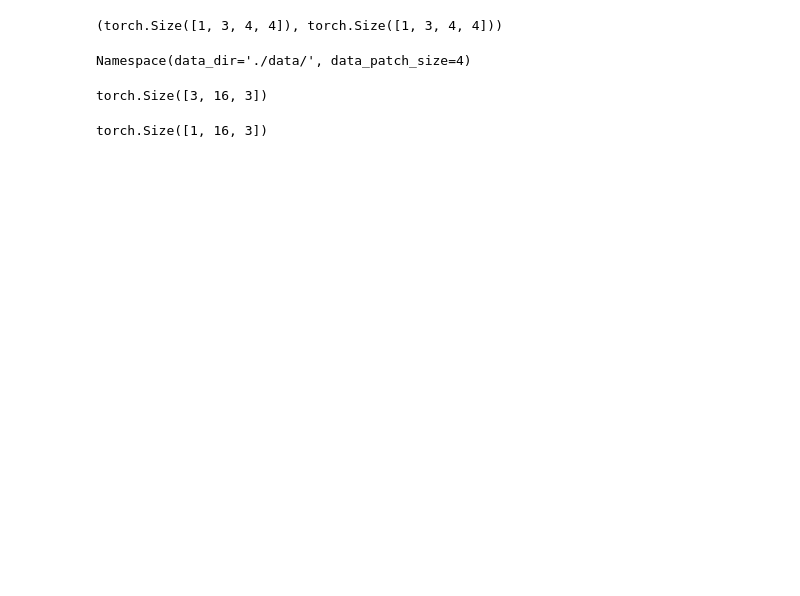
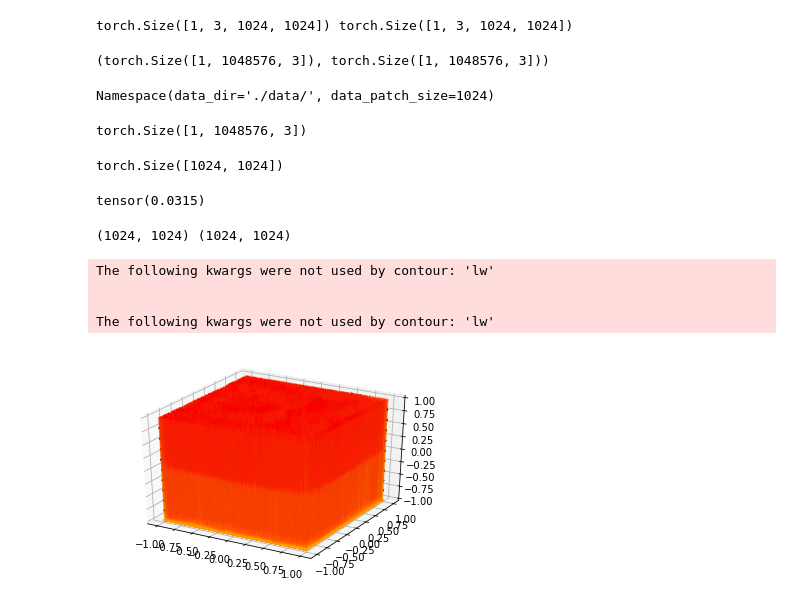
Before and after one commit to bobiblazeski/pic2mesh, a Jupyter notebook: correct_vertex_normals.ipynb, the cells around one changed output. Saved outputs shown, nothing was run; the diff lists cells and outputs as text; code cells hidden in the pictures; blank space fills up the shorter version.

```diff
--- a/correct_vertex_normals.ipynb
+++ b/correct_vertex_normals.ipynb
@@ -12,30 +13,54 @@ from src.util import make_faces, grid_to_list
 
 from src.vertex_normals import VertexNormals
 # %%
-side =  4
+side =  1024
 blueprint = np.load(f'./data/blueprint_radial_{side}.npz')
 points = torch.tensor(blueprint['points'])
 normals = torch.tensor(blueprint['normals'])
+print(points.shape, normals.shape)
+points, normals = grid_to_list(points), grid_to_list(normals)
 points.shape, normals.shape
 # %% [output]
-(torch.Size([1, 3, 4, 4]), torch.Size([1, 3, 4, 4]))
+torch.Size([1, 3, 1024, 1024]) torch.Size([1, 3, 1024, 1024])
+(torch.Size([1, 1048576, 3]), torch.Size([1, 1048576, 3]))
 # %%
 opt = Namespace()
 opt.data_dir = './data/'
-opt.data_patch_size = 4
+opt.data_patch_size = side
 print(opt)
 
-vn = VertexNormals(opt)
-vrt = torch.rand(3, opt.data_patch_size ** 2, 3)
-calc_normals = vn(vrt)
+vn = VertexNormals(opt, load=False)
+calc_normals = vn(points)
 calc_normals.shape
 # %% [output]
-Namespace(data_dir='./data/', data_patch_size=4)
+Namespace(data_dir='./data/', data_patch_size=1024)
-torch.Size([3, 16, 3])
+torch.Size([1, 1048576, 3])
-# %%
-vrt = grid_to_list(points)
-vrt.shape
-calc_normals = vn(vrt)
-calc_normals.shape
-# %% [output]
-torch.Size([1, 16, 3])
+# %%
+elm_dot = torch.sum(calc_normals * normals, dim=-1).reshape(side, side)
+print(elm_dot.shape)
+# %% [output]
+torch.Size([1024, 1024])
+# %%
+elm_dot.mean()
+# %% [output]
+tensor(0.0315)
+# %%
+
+
+
+fig = plt.figure()
+ax = fig.add_subplot(111, projection="3d")
+X, Y = np.mgrid[-1:1:1024j, -1:1:1024j]
+print(X.shape, Y.shape)
+Z = elm_dot.cpu().numpy()
+ax.plot_surface(X, Y, Z, cmap="autumn_r", lw=0.5, rstride=1, cstride=1, alpha=0.5)
+ax.contour(X, Y, Z, 10, lw=3, cmap="autumn_r", linestyles="solid", offset=-1)
+ax.contour(X, Y, Z, 10, lw=3, colors="k", linestyles="solid")
+plt.show();
+# %% [output]
+(1024, 1024) (1024, 1024)
+The following kwargs were not used by contour: 'lw'
+
+
+The following kwargs were not used by contour: 'lw'
+[figure, added]
```
Also changed, not shown: parts of 14 cells of this notebook, 4 other files.
